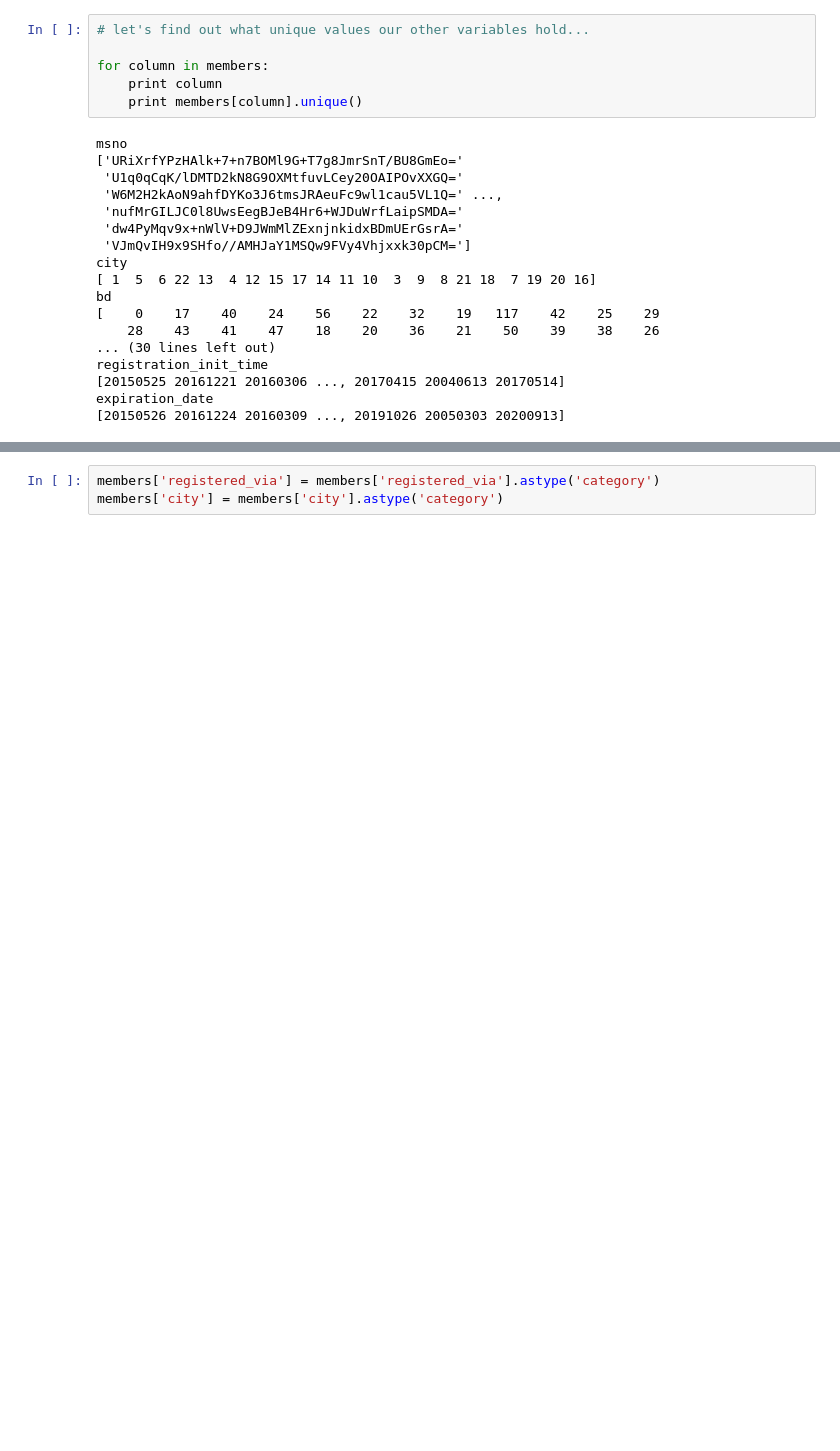
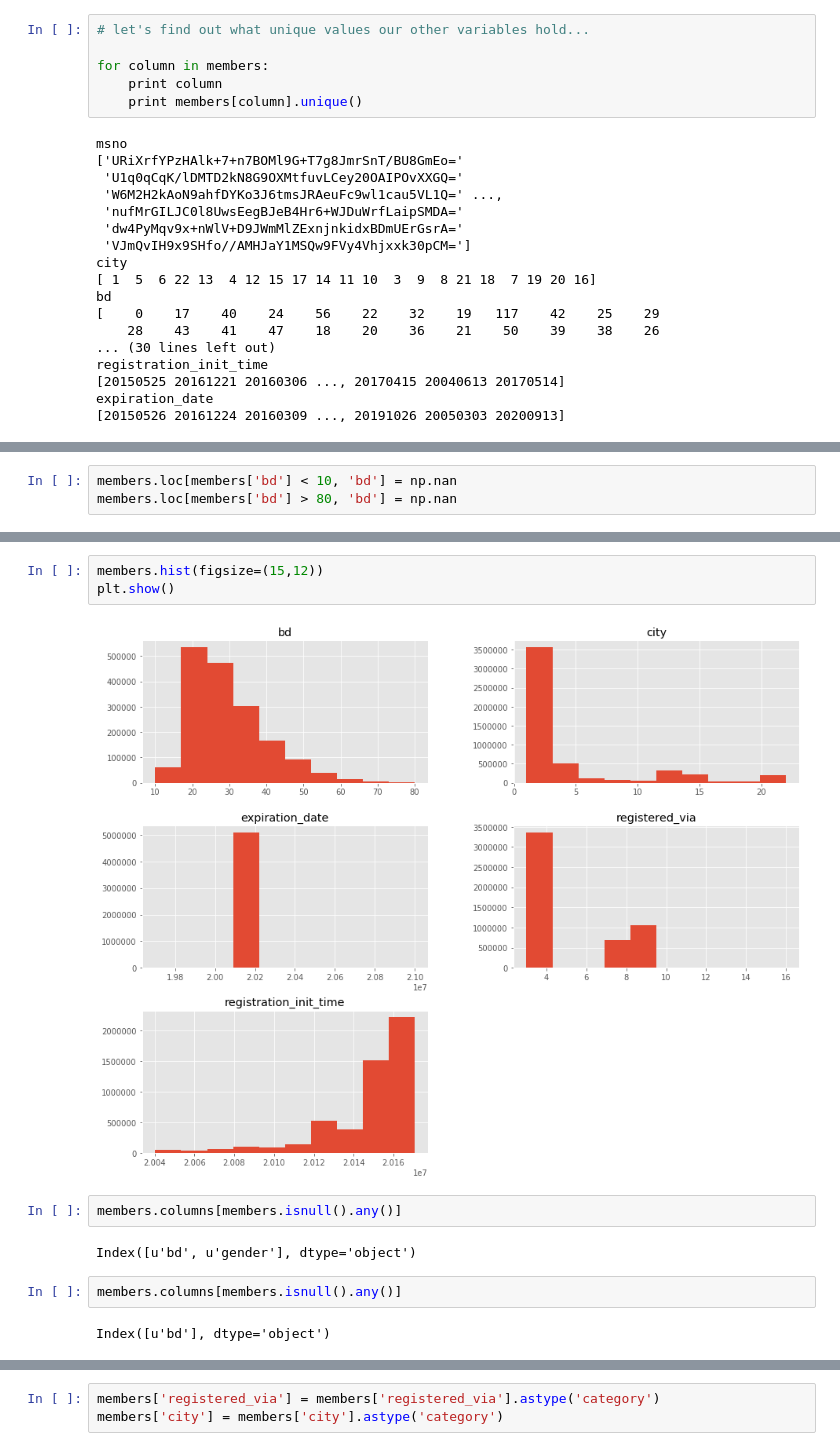
Before and after one commit to olaoluthomas/WSDM_kkbox, a Jupyter notebook: descriptive_data_discovery.ipynb, the cells around one changed output, grey strips where cells are left out. Cells and saved outputs as stored; diff of their text form; blank space fills up the shorter version.

```diff
--- a/descriptive_data_discovery.ipynb
+++ b/descriptive_data_discovery.ipynb
@@ -147,0 +150,3 @@ expiration_date
+# %%
+members.loc[members['bd'] < 10, 'bd'] = np.nan
+members.loc[members['bd'] > 80, 'bd'] = np.nan
@@ -147,0 +158,13 @@ expiration_date
+# %%
+members.hist(figsize=(15,12))
+plt.show()
+# %% [output]
+[figure, added]
+# %%
+members.columns[members.isnull().any()]
+# %% [output]
+Index([u'bd', u'gender'], dtype='object')
+# %%
+members.columns[members.isnull().any()]
+# %% [output]
+Index([u'bd'], dtype='object')
```
Also changed, not shown: parts of 47 cells of this notebook, 2 other files.
